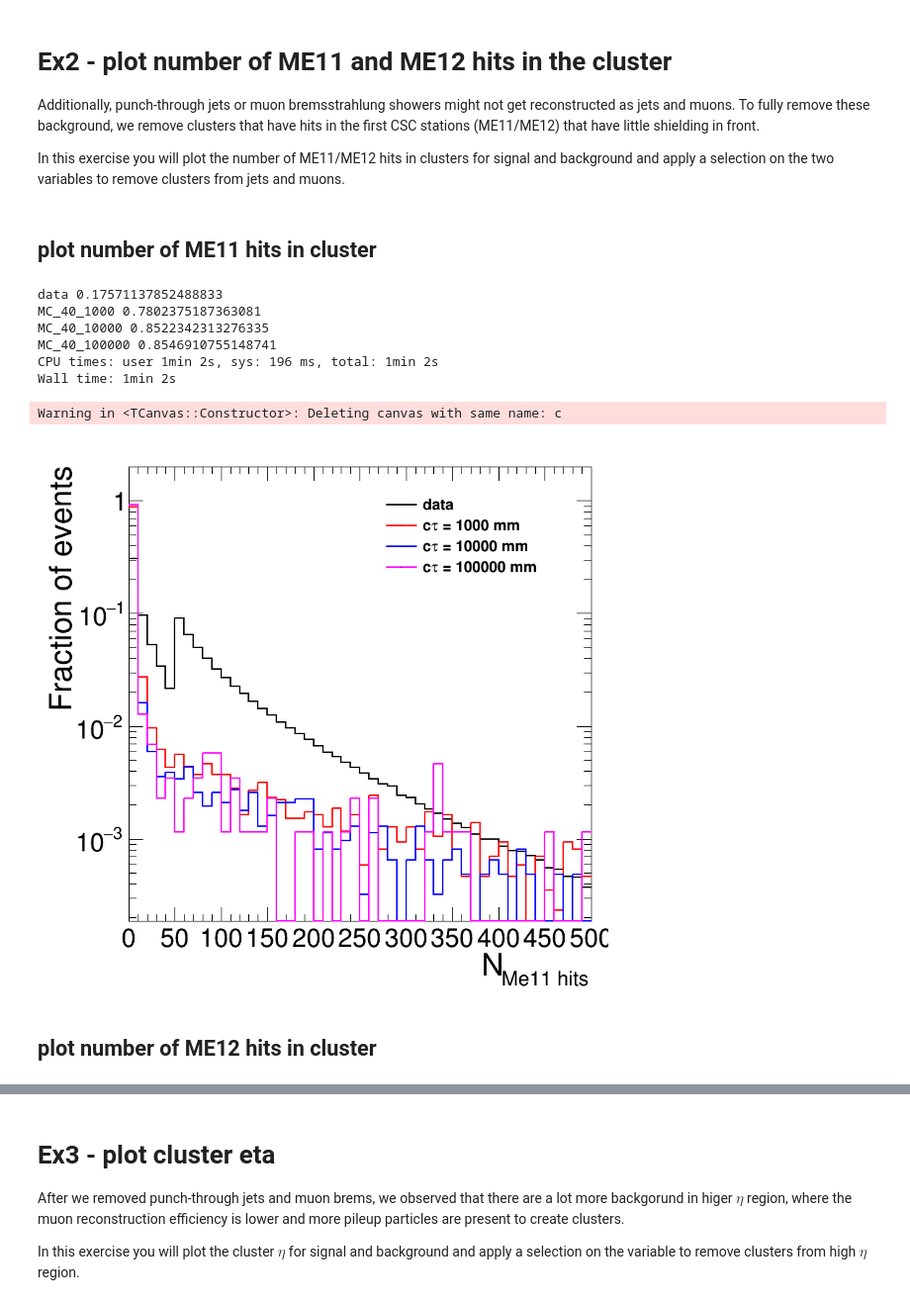
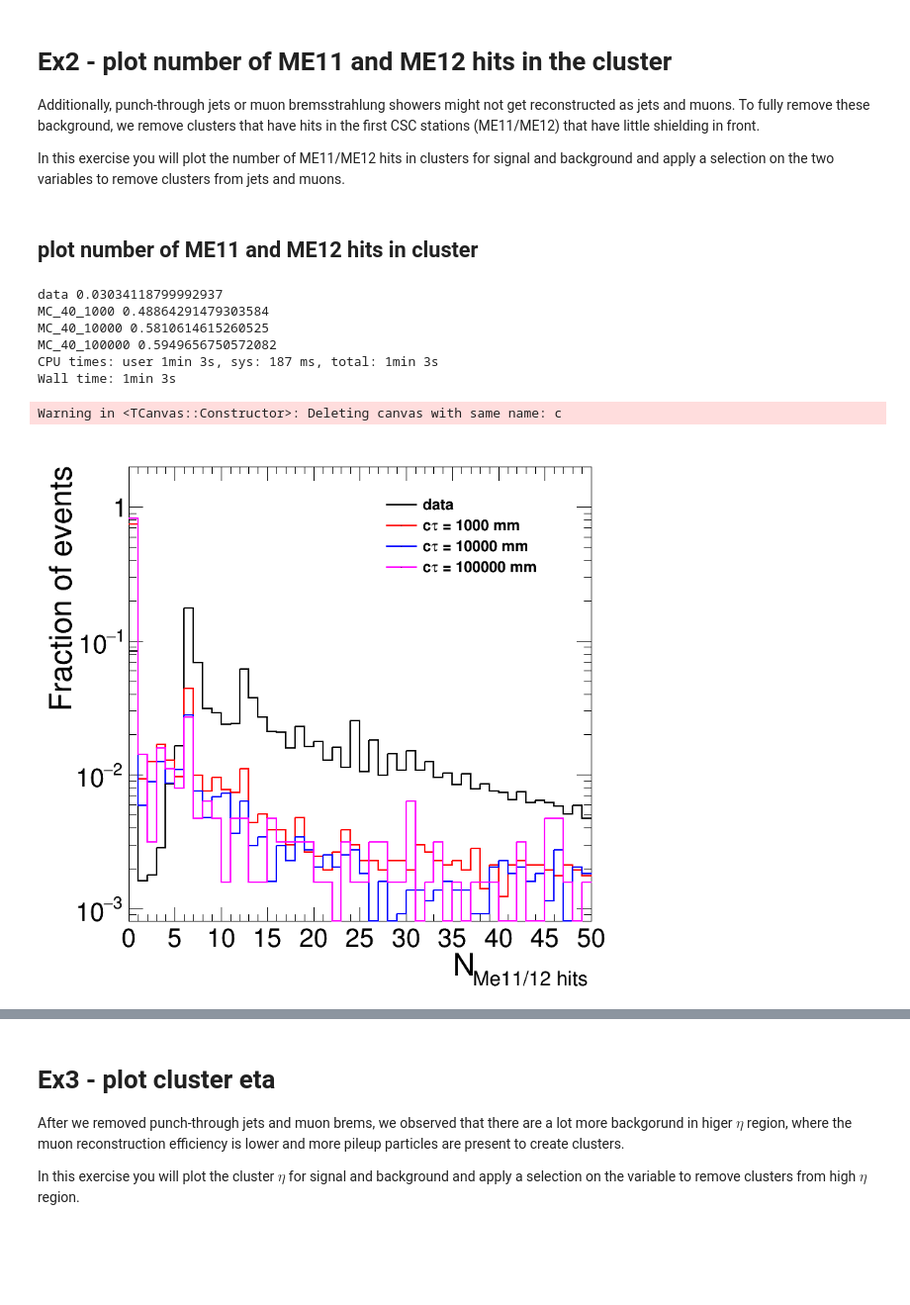
Before and after one commit to Christinaw97/MDS_CMSDAS, a Jupyter notebook: scripts/analysis_strategy.ipynb, the cells around one changed output, grey strips where cells are left out. Shown at 99% size. Cells and saved outputs as stored; diff of their text form; code cells hidden in the pictures; blank space fills up the shorter version.

```diff
--- a/scripts/analysis_strategy.ipynb
+++ b/scripts/analysis_strategy.ipynb
@@ -57,8 +57,7 @@ cscRechitClusterMuonVeto = {}
 cscRechitClusterTimeSpread = {}
 cscRechitClusterTime = {}
 cscRechitClusterEta = {}
-cscRechitClusterMe11 = {}
-cscRechitClusterMe12 = {}
+cscRechitClusterMe1112 = {}
 
 for k, T in tree.items():
 
@@ -86,8 +85,11 @@ for k, T in tree.items():
     cscRechitClusterMuonVeto[k] = T['cscRechitClusterMuonVetoPt'].array()[sel_clusters][sel_ev][:,0]
     cscRechitClusterTime[k] = T['cscRechitClusterTime'].array()[sel_clusters][sel_ev][:,0]
     cscRechitClusterEta[k] = T['cscRechitClusterEta'].array()[sel_clusters][sel_ev][:,0]
-    cscRechitClusterMe11[k] = (T['cscRechitClusterNRechitChamberPlus11'].array() + T['cscRechitClusterNRechitChamberMinus11'].array())[sel_clusters][sel_ev][:,0]
-    cscRechitClusterMe12[k] = (T['cscRechitClusterNRechitChamberPlus12'].array() + T['cscRechitClusterNRechitChamberMinus12'].array())[sel_clusters][sel_ev][:,0]
+    cscRechitClusterMe1112[k] = (T['cscRechitClusterNRechitChamberPlus11'].array() \
+                                 + T['cscRechitClusterNRechitChamberMinus11'].array() \
+                                 + T['cscRechitClusterNRechitChamberPlus12'].array() \
+                                 + T['cscRechitClusterNRechitChamberMinus12'].array())[sel_clusters][sel_ev][:,0]
+
 
     weight[k] = T['weight'].array()[sel_ev]
     print(k, np.sum(weight[k]))
@@ -186,45 +191,43 @@ To fully remove these background, we remove clusters that have hits in the first
 
 In this exercise you will plot the number of ME11/ME12 hits in clusters for signal and background and apply a selection on the two variables to remove clusters from jets and muons.
 # %% [markdown]
-## plot number of ME11 hits in cluster
+## plot number of ME11 and ME12 hits in cluster
 # %%
 %%time
 
 leg = rt.TLegend(0.6,0.75,0.90,0.90)
 leg.SetTextSize(0.03)
 leg.SetBorderSize(0)
 leg.SetEntrySeparation(0.01)
 c = rt.TCanvas('c','c', 800, 800)
 rt.gStyle.SetOptFit(1011)
 h = {}
 for i, k in enumerate(tree.keys()):
 
-    h[k] = rt.TH1D('', '', 50, 0, 500)
-    h[k].SetXTitle('N_{Me11 hits}')
+    h[k] = rt.TH1D('', '', 50, 0, 50)
+    h[k].SetXTitle('N_{Me11/12 hits}')
     h[k].SetYTitle('Fraction of events')
-    for j in range(len(cscRechitClusterMe11[k])): h[k].Fill(cscRechitClusterMe11[k][j])
+    for j in range(len(cscRechitClusterMe1112[k])): h[k].Fill(cscRechitClusterMe1112[k][j])
 
     # calculate the efficiency of the cuts
-    print(k, np.count_nonzero(cscRechitClusterMe11[k]==0)/len(cscRechitClusterMe11[k]))
+    print(k, np.count_nonzero(cscRechitClusterMe1112[k]==0)/len(cscRechitClusterMe1112[k]))
 
     h[k].SetLineColor(std_color_list[i])
     h[k].Scale(1./h[k].Integral())
     h[k].SetMaximum(2)
     if k == 'data':leg.AddEntry(h[k],k)
     else: leg.AddEntry(h[k],'c#tau = {} mm'.format(k.split('_')[-1]))
     h[k].Draw('hist same')
 leg.Draw()
 c.SetLogy()
 c.SetRightMargin(0.03)
 c.Draw()
 # %% [output]
-data 0.17571137852488833
-MC_40_1000 0.7802375187363081
-MC_40_10000 0.8522342313276335
-MC_40_100000 0.8546910755148741
-CPU times: user 1min 2s, sys: 196 ms, total: 1min 2s
-Wall time: 1min 2s
+data 0.03034118799992937
+MC_40_1000 0.48864291479303584
+MC_40_10000 0.5810614615260525
+MC_40_100000 0.5949656750572082
+CPU times: user 1min 3s, sys: 187 ms, total: 1min 3s
+Wall time: 1min 3s
 Warning in <TCanvas::Constructor>: Deleting canvas with same name: c
-[figure, old version]
+[figure, new version]
-# %% [markdown]
-## plot number of ME12 hits in cluster
```
Also changed, not shown: parts of 9 cells of this notebook.
